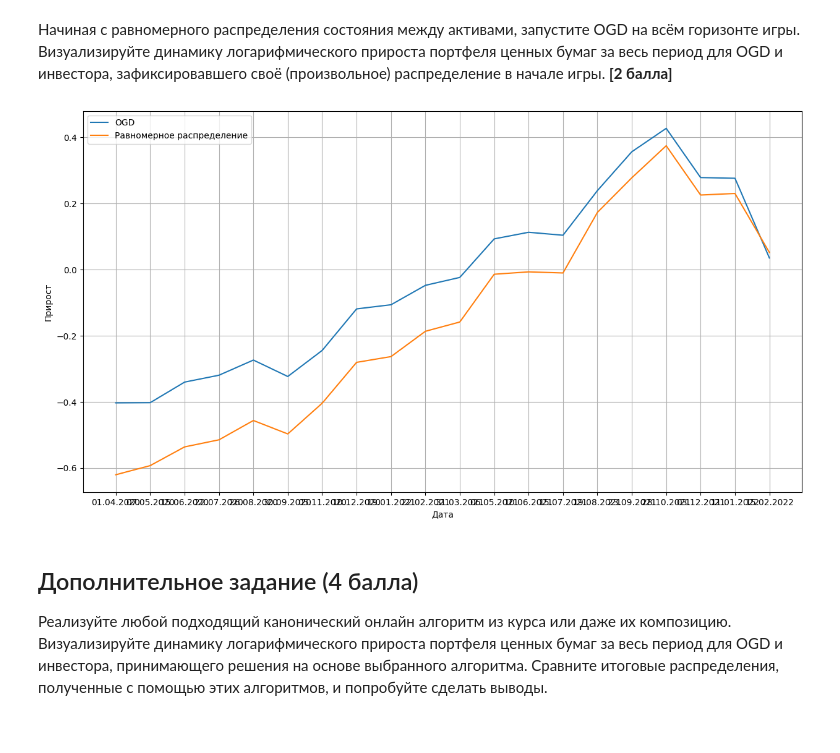
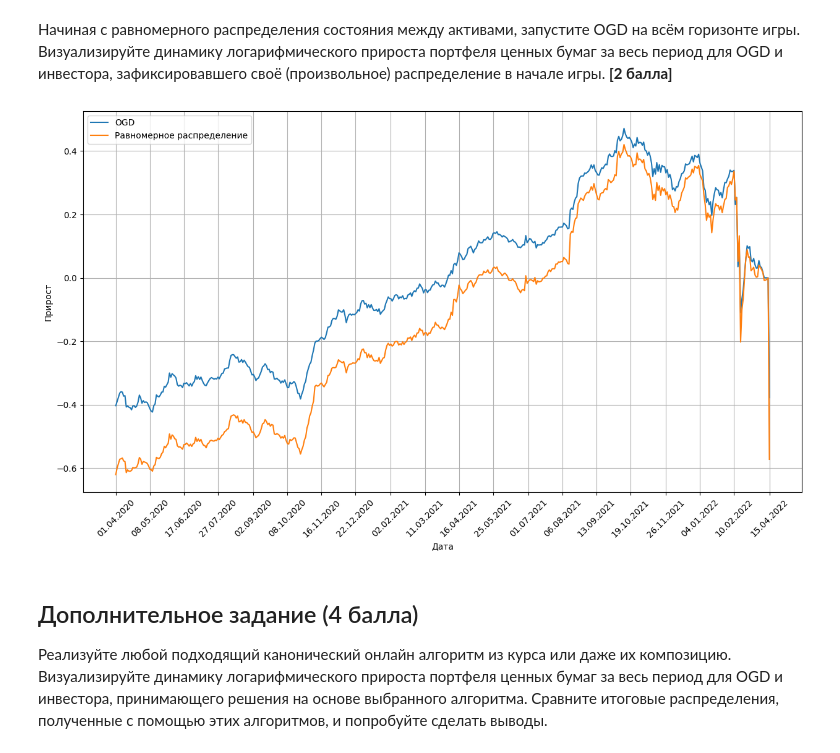
Before and after one commit to Nshtk/TPR, a Jupyter notebook: collab/tpr_lab2.ipynb, the cells around one changed output. Saved outputs shown, nothing was run; the diff lists cells and outputs as text; code cells hidden in the pictures.

```diff
--- a/collab/tpr_lab2.ipynb
+++ b/collab/tpr_lab2.ipynb
@@ -213,29 +213,34 @@ def onlineGradientDescent(parameter, eps):
 # %%
 # красивая визуализация на графике с подписями и адекватным масштабом
 tickers_data_prices = None
 for k in tickers_data:
     tickers_data_prices = pd.concat([tickers_data_prices, tickers_data[k][k]], axis=1).dropna()
 
 tickers_data_prices.loc[503] = tickers_data_prices.loc[499]
 
 ogd_weights = onlineGradientDescent(0.01, 1e-8)
 ogd_portfolio = np.sum(ogd_weights * tickers_data_prices, axis=1)
 ogd_log_returns = np.log(ogd_portfolio / ogd_portfolio[0])
 
 fixed_weights = np.array([0.2, 0.1, 0.1, 0.3, 0.2, 0.1])
 fixed_portfolio = np.sum(fixed_weights * tickers_data_prices, axis=1)
 fixed_log_returns = np.log(fixed_portfolio / fixed_portfolio[0])
 
+x = np.linspace(0, len(tickers_data["RASP"]["Дата"][:-5])-1, 20, dtype=int)
+x_dates = [tickers_data["RASP"]["Дата"][:-5].iloc[i] for i in x]
+
 plt.figure(figsize=(15, 8))
-plt.plot(tickers_data["RASP"]["Дата"].iloc[:-5:25], ogd_log_returns.iloc[:-5:25], label="OGD")
-plt.plot(tickers_data["RASP"]["Дата"].iloc[:-5:25], fixed_log_returns.iloc[:-5:25], label="Равномерное распределение")
+plt.xticks(rotation=45)
+plt.plot(tickers_data["RASP"]["Дата"][:-5], ogd_log_returns, label="OGD")
+plt.plot(tickers_data["RASP"]["Дата"][:-5], fixed_log_returns, label="Равномерное распределение")
 plt.xlabel("Дата")
 plt.ylabel("Прирост")
+plt.xticks(x_dates)
 plt.legend()
 plt.grid()
 plt.show()
 # %% [output]
-[figure, old version]
+[figure, new version]
 # %% [markdown]
 ## Дополнительное задание (4 балла)
 
```
